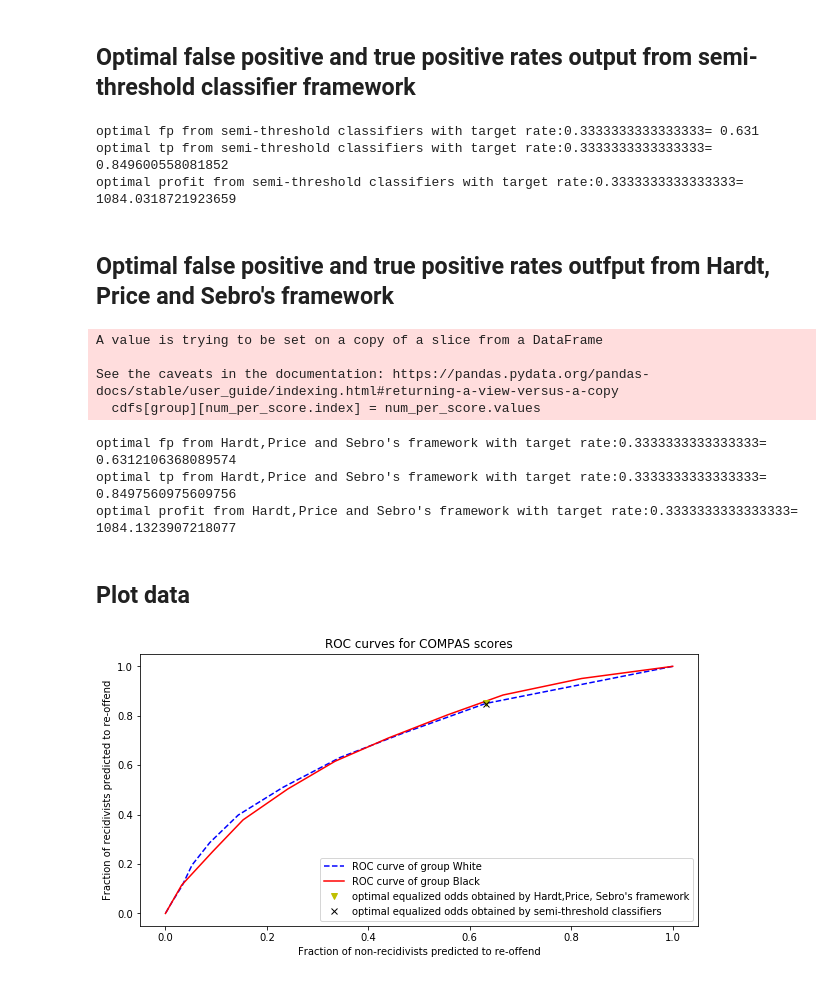
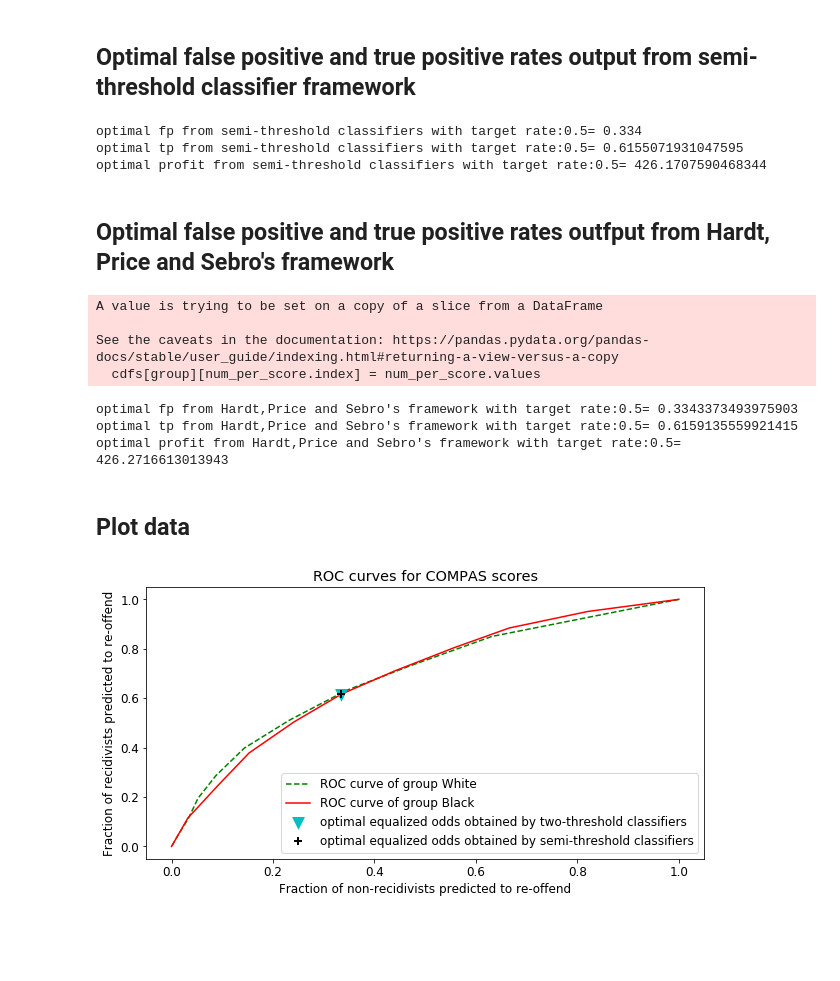
Before and after one commit to nrajanee/ExperimentsforEqOdsNondecreasingCondProbsPaper, a Jupyter notebook: explore_plot_data_compas.ipynb, the cells around one changed output. Saved outputs shown, nothing was run; the diff lists cells and outputs as text; code cells hidden in the pictures; blank space fills up the shorter version.

```diff
--- a/explore_plot_data_compas.ipynb
+++ b/explore_plot_data_compas.ipynb
@@ -132,15 +134,15 @@ optimal tp: 0.849600558081852
 # %% [output]
 ## Optimal false positive and true positive rates output from semi-threshold classifier framework
 # %%
-target_rate = 1/3 #(this means loss from loaning to defaulter is 6 times as expensive as for profit from loaning to non-defaulter)
+target_rate = 1/2 #(this means loss from loaning to defaulter is 6 times as expensive as for profit from loaning to non-defaulter)
 profit_semi, opt_fp_semi,opt_tp_semi = get_optimal_fp_tp_hardtf(totals, fraction_recidivists,target_rate,pointwise_min_df, eq_fpr)
 print('optimal fp from semi-threshold classifiers with target rate:' + str(target_rate) + '=', opt_fp_semi)
 print('optimal tp from semi-threshold classifiers with target rate:' + str(target_rate) + '=', opt_tp_semi)
 print('optimal profit from semi-threshold classifiers with target rate:' + str(target_rate) + '=', profit_semi)
 # %% [output]
-optimal fp from semi-threshold classifiers with target rate:0.3333333333333333= 0.631
-optimal tp from semi-threshold classifiers with target rate:0.3333333333333333= 0.849600558081852
-optimal profit from semi-threshold classifiers with target rate:0.3333333333333333= 1084.0318721923659
+optimal fp from semi-threshold classifiers with target rate:0.5= 0.334
+optimal tp from semi-threshold classifiers with target rate:0.5= 0.6155071931047595
+optimal profit from semi-threshold classifiers with target rate:0.5= 426.1707590468344
 # %%
 %%markdown
 ## Optimal false positive and true positive rates outfput from Hardt, Price and Sebro's framework
@@ -162,37 +164,32 @@ A value is trying to be set on a copy of a slice from a DataFrame
 
 See the caveats in the documentation: https://pandas.pydata.org/pandas-docs/stable/user_guide/indexing.html#returning-a-view-versus-a-copy
   cdfs[group][num_per_score.index] = num_per_score.values
-optimal fp from Hardt,Price and Sebro's framework with target rate:0.3333333333333333= 0.6312106368089574
-optimal tp from Hardt,Price and Sebro's framework with target rate:0.3333333333333333= 0.8497560975609756
-optimal profit from Hardt,Price and Sebro's framework with target rate:0.3333333333333333= 1084.1323907218077
+optimal fp from Hardt,Price and Sebro's framework with target rate:0.5= 0.3343373493975903
+optimal tp from Hardt,Price and Sebro's framework with target rate:0.5= 0.6159135559921415
+optimal profit from Hardt,Price and Sebro's framework with target rate:0.5= 426.2716613013943
 # %%
 %%markdown
 ## Plot data
 # %% [output]
 ## Plot data
 # %%
-#pylab.clf()
-#pylab.figure(figsize=(10, 5))
-#pylab.plot(data_fpr_White, data_tpr_White,'--r',label='ROC curve of group White')
-#pylab.plot(data_fpr_Black,data_tpr_Black,'--g',label='ROC curve of group Black')
-#pylab.plot(opt_fp_hps, opt_tp_hps,'vc',label = 'optimal equalized odds obtained by Hardt,Price, Sebro\'s framework')
-#pylab.plot(opt_fp_semi,opt_tp_semi,'xk',label = 'optimal equalized odds obtained by semi-threshold classifiers')
-#pylab.legend(bbox_to_anchor=(1.05, 1))
-#pylab.show()
+f = plt.figure(figsize=(10, 5))
+plt.rcParams.update({'font.size': 12})
+#plt.plot(eq_fpr,min_tpr,'k',label='pointwise minimum of all ROC curves')
+plt.plot(data_fpr_White, data_tpr_White,'--g',label='ROC curve of group White')
+plt.plot(data_fpr_Black,data_tpr_Black,'-r',label='ROC curve of group Black')
+plt.plot(opt_fp_hps, opt_tp_hps,'vc',mew=3, ms=8,label = 'optimal equalized odds obtained by two-threshold classifiers')
+plt.plot(opt_fp_semi,opt_tp_semi,'+k',mew=2, ms=8,label = 'optimal equalized odds obtained by semi-threshold classifiers')
+#plt.xlim([0,1])
+#plt.ylim([0.3,1])
 
-
-f = plt.figure(figsize=(10, 5))
-#plt.plot(eq_fpr,min_tpr,'k',label='pointwise minimum of all ROC curves')
-plt.plot(data_fpr_White, data_tpr_White,'--b',label='ROC curve of group White')
-plt.plot(data_fpr_Black,data_tpr_Black,'-r',label='ROC curve of group Black')
-plt.plot(opt_fp_hps, opt_tp_hps,'vy',label = 'optimal equalized odds obtained by Hardt,Price, Sebro\'s framework')
-plt.plot(opt_fp_semi,opt_tp_semi,'xk',label = 'optimal equalized odds obtained by semi-threshold classifiers')
 plt.legend(loc=0)
 
 plt.xlabel('Fraction of non-recidivists predicted to re-offend')
 plt.ylabel('Fraction of recidivists predicted to re-offend')
 plt.title('ROC curves for COMPAS scores')
 plt.show()
-f.savefig('compas_tr_1_3.png')
+#f.savefig('figures/zoomed_compas_tr_1_3.png')
+#f.savefig('figures/compas_tr_1_3.png')
 # %% [output]
-[figure, old version]
+[figure, new version]
```
Also changed, not shown: parts of 4 cells of this notebook, 12 other files.
